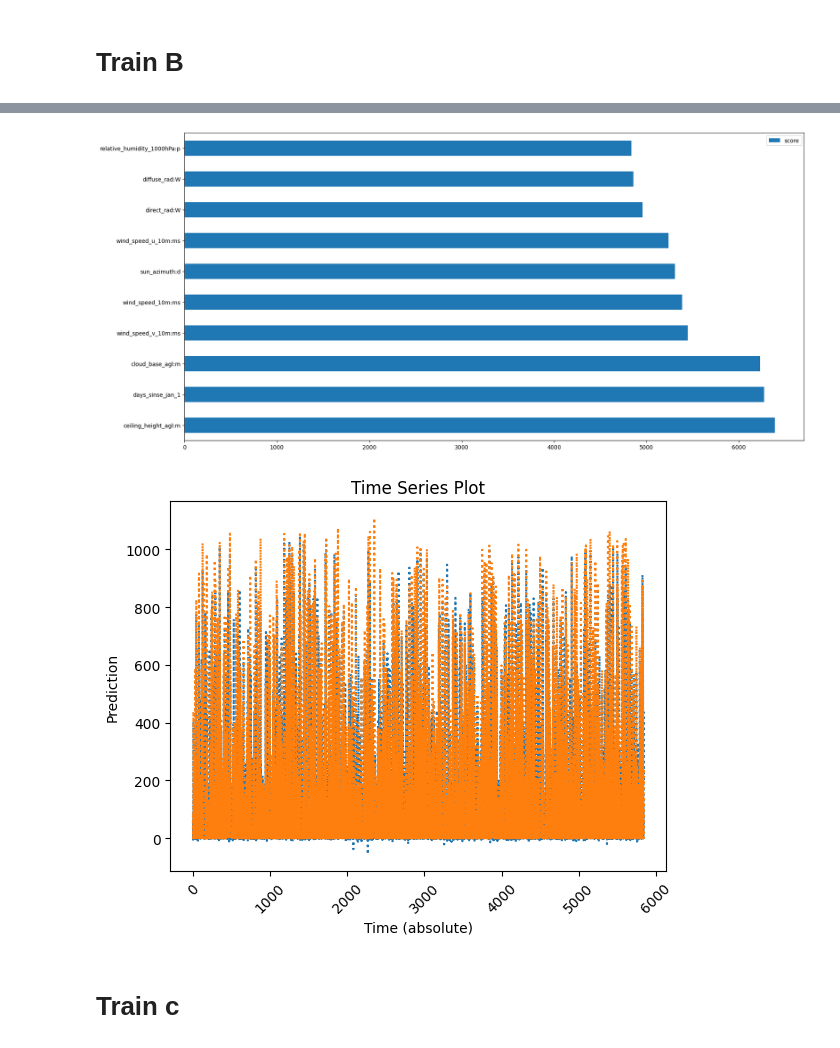
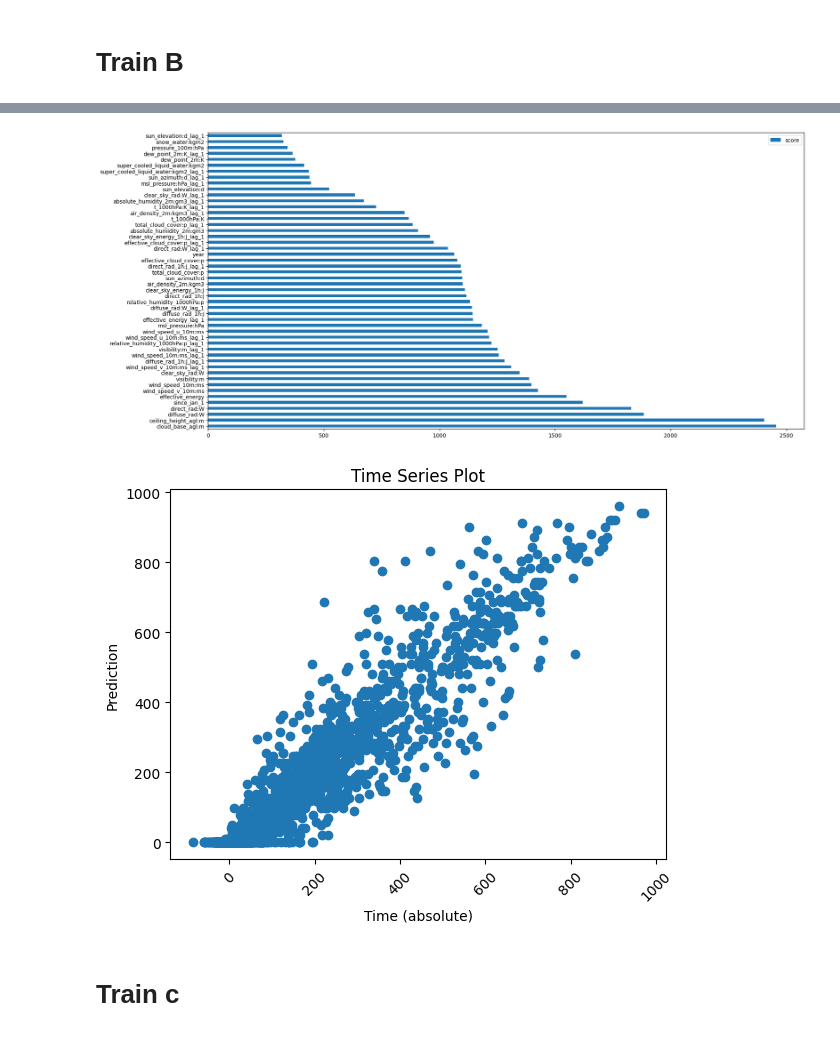
Before and after one commit to mikaelste/TDT4173-project, a Jupyter notebook: mikael/train_model.ipynb, the cells around one changed output, grey strips where cells are left out. Cells and saved outputs as stored; diff of their text form; code cells hidden in the pictures.

```diff
--- a/mikael/train_model.ipynb
+++ b/mikael/train_model.ipynb
@@ -54,0 +22,3 @@ Best params: {
+# %%
+trials=10
+submission="eleventh"
@@ -105,0 +67,2 @@ Best params: {
+# %%
+model_b = ModelTrainer().train_model(location="B", trials=trials)
@@ -106,10 +99,10 @@ Best params: {
 # %%
-model_b.plot_important_features(10)
+model_b.plot_important_features(50)
 # %% [output]
-[figure, old version]
+[figure, new version]
 # %%
 model_b.plot_pred_vs_test()
 # %% [output]
-[figure, old version]
+[figure, new version]
 # %% [markdown]
 # Train c
```
Also changed, not shown: parts of 19 cells of this notebook, 27 other files.
